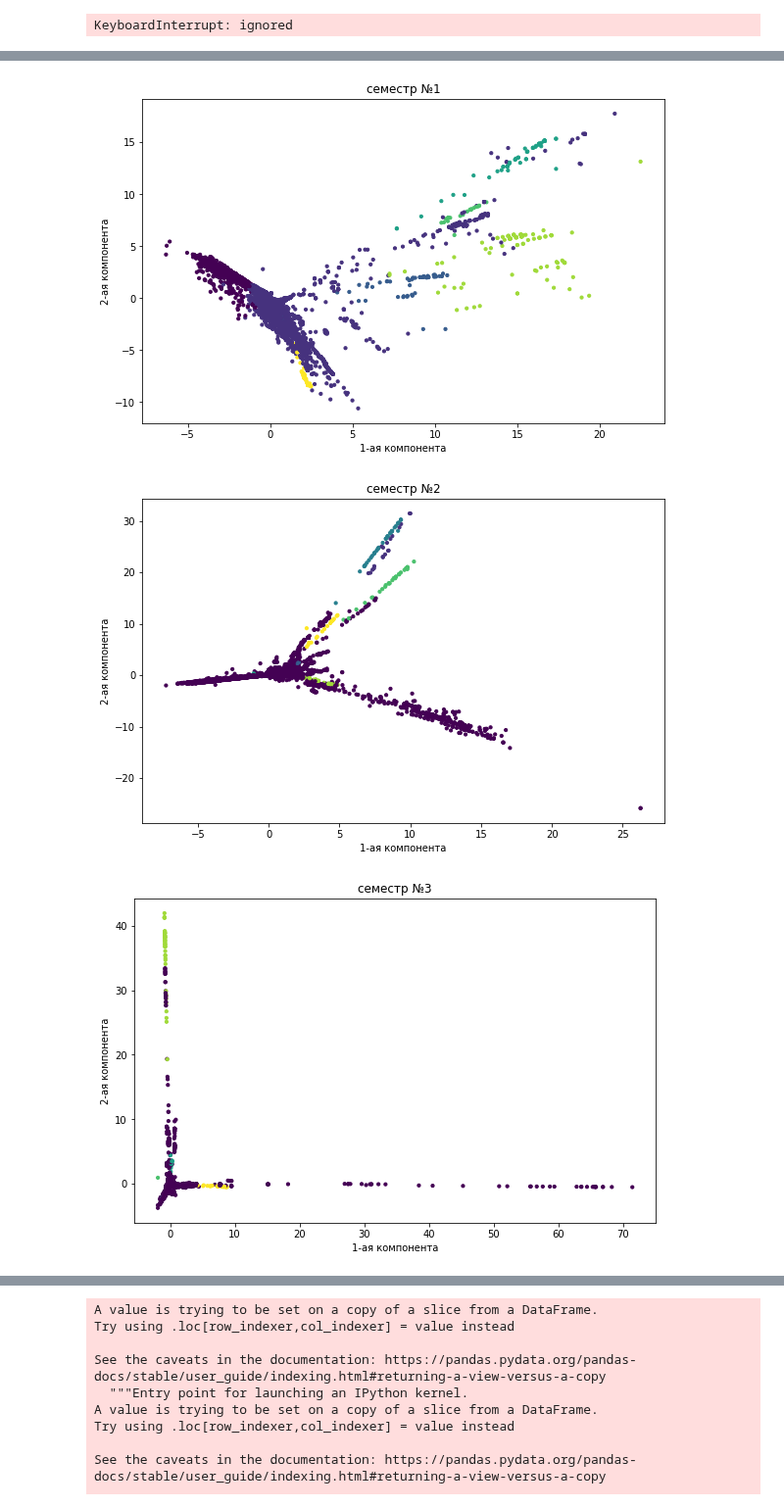
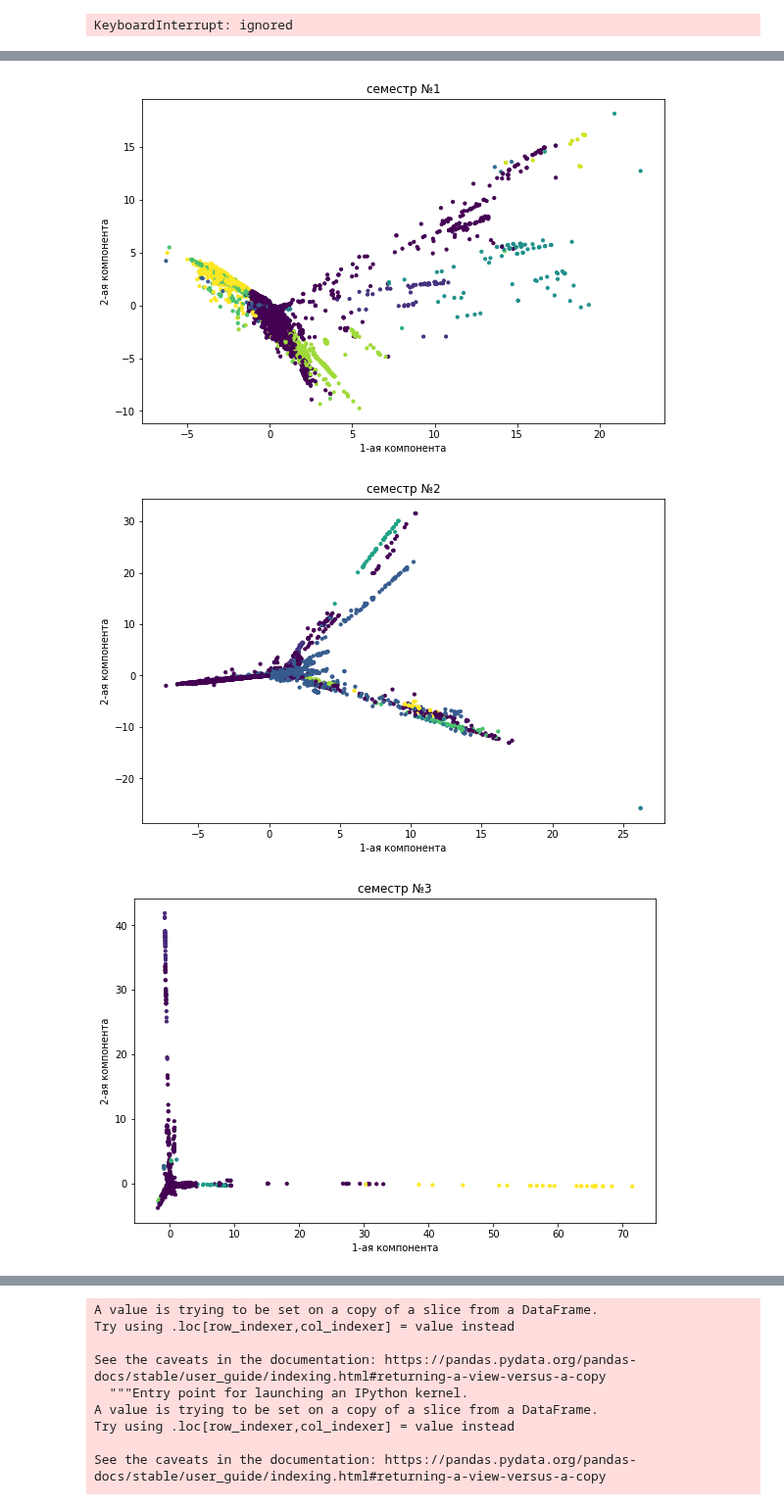
Before and after one commit to Maksimka9/clustering, a Jupyter notebook: main.ipynb, the cells around one changed output, grey strips where cells are left out. Shown at 98% size. Cells and saved outputs as stored; diff of their text form; code cells hidden in the pictures.

```diff
--- a/main.ipynb
+++ b/main.ipynb
@@ -226,34 +226,27 @@ KeyboardInterrupt: ignored
 # %%
 # делаем кластеризацию вручную на определенном кол-ве кластеров
 
-n_clusters_list = [15, 8, 10, 5, 12, 18, 17, 8]
+processed_df_list = []
+processed_df_dict = {'processed_df_1':15, 'processed_df_2':8, 'processed_df_3':10, 'processed_df_4':5,
+                     'processed_df_5':12, 'processed_df_6':18, 'processed_df_7':17, 'processed_df_8':8}
+
 
 # Вычисляем к какому элементу отнести каждый кластер
 
-for number in n_clusters_list:
-  kmeans = sklearn.cluster.KMeans(n_clusters = number)
-  processed_df_1 = kmeans.fit_predict(standart_df_1)
-  processed_df_2 = kmeans.fit_predict(standart_df_2)
-  processed_df_3 = kmeans.fit_predict(standart_df_3)
-  processed_df_4 = kmeans.fit_predict(standart_df_4)
-  processed_df_5 = kmeans.fit_predict(standart_df_5)
-  processed_df_6 = kmeans.fit_predict(standart_df_6)
-  processed_df_7 = kmeans.fit_predict(standart_df_7)
-  processed_df_8 = kmeans.fit_predict(standart_df_8)
-
-processed_df_list = [processed_df_1, processed_df_2, processed_df_3, processed_df_4,
-                     processed_df_5, processed_df_6, processed_df_7, processed_df_8]
-
+for key in processed_df_dict.keys():
+  kmeans = sklearn.cluster.KMeans(n_clusters = processed_df_dict[key])
+  processed_df = kmeans.fit_predict(standart_df_list[int(key[-1])-1])
+  processed_df_list.append(processed_df)
 
 # Превращаем NumPy array (в данном случае вектор) в pandas DataFrame
-labels_df_1 = pd.DataFrame(processed_df_1, columns = ['labels'])
-labels_df_2 = pd.DataFrame(processed_df_2, columns = ['labels'])
-labels_df_3 = pd.DataFrame(processed_df_3, columns = ['labels'])
-labels_df_4 = pd.DataFrame(processed_df_4, columns = ['labels'])
-labels_df_5 = pd.DataFrame(processed_df_5, columns = ['labels'])
-labels_df_6 = pd.DataFrame(processed_df_6, columns = ['labels'])
-labels_df_7 = pd.DataFrame(processed_df_7, columns = ['labels'])
-labels_df_8 = pd.DataFrame(processed_df_8, columns = ['labels'])
+labels_df_1 = pd.DataFrame(processed_df_list[0], columns = ['labels'])
+labels_df_2 = pd.DataFrame(processed_df_list[1], columns = ['labels'])
+labels_df_3 = pd.DataFrame(processed_df_list[2], columns = ['labels'])
+labels_df_4 = pd.DataFrame(processed_df_list[3], columns = ['labels'])
+labels_df_5 = pd.DataFrame(processed_df_list[4], columns = ['labels'])
+labels_df_6 = pd.DataFrame(processed_df_list[5], columns = ['labels'])
+labels_df_7 = pd.DataFrame(processed_df_list[6], columns = ['labels'])
+labels_df_8 = pd.DataFrame(processed_df_list[7], columns = ['labels'])
 
-processed_df_8
+processed_df_list
 # %% [output]
@@ -265,18 +261,18 @@ processed_df_8.shape
 # %%
 # Отобразим набор данных, используя разные цвета для разных кластеров
 
 n = 1
 
-for df in range(0, len(processed_df_list)):
+for number in range(0, len(processed_df_list)):
   plt.figure(figsize=(21, 28))
   graph = plt.subplot(4, 2, 1)
-  graph.scatter(reduced_df_list[df][0], reduced_df_list[df][1], c = processed_df_list[df], s=10) # с - используемые цвета
+  graph.scatter(reduced_df_list[number][0], reduced_df_list[number][1], c = processed_df_list[number], s=10) # с - используемые цвета
   plt.xlabel('1-ая компонента')
   plt.ylabel('2-ая компонента')
   graph.set_title('семестр №'+str(n))
   n+=1
   plt.show()
 # %% [output]
-[figure, old version]
+[figure, new version]
-[figure, old version]
+[figure, new version]
-[figure, old version]
+[figure, new version]
```
Also changed, not shown: parts of 7 cells of this notebook.
